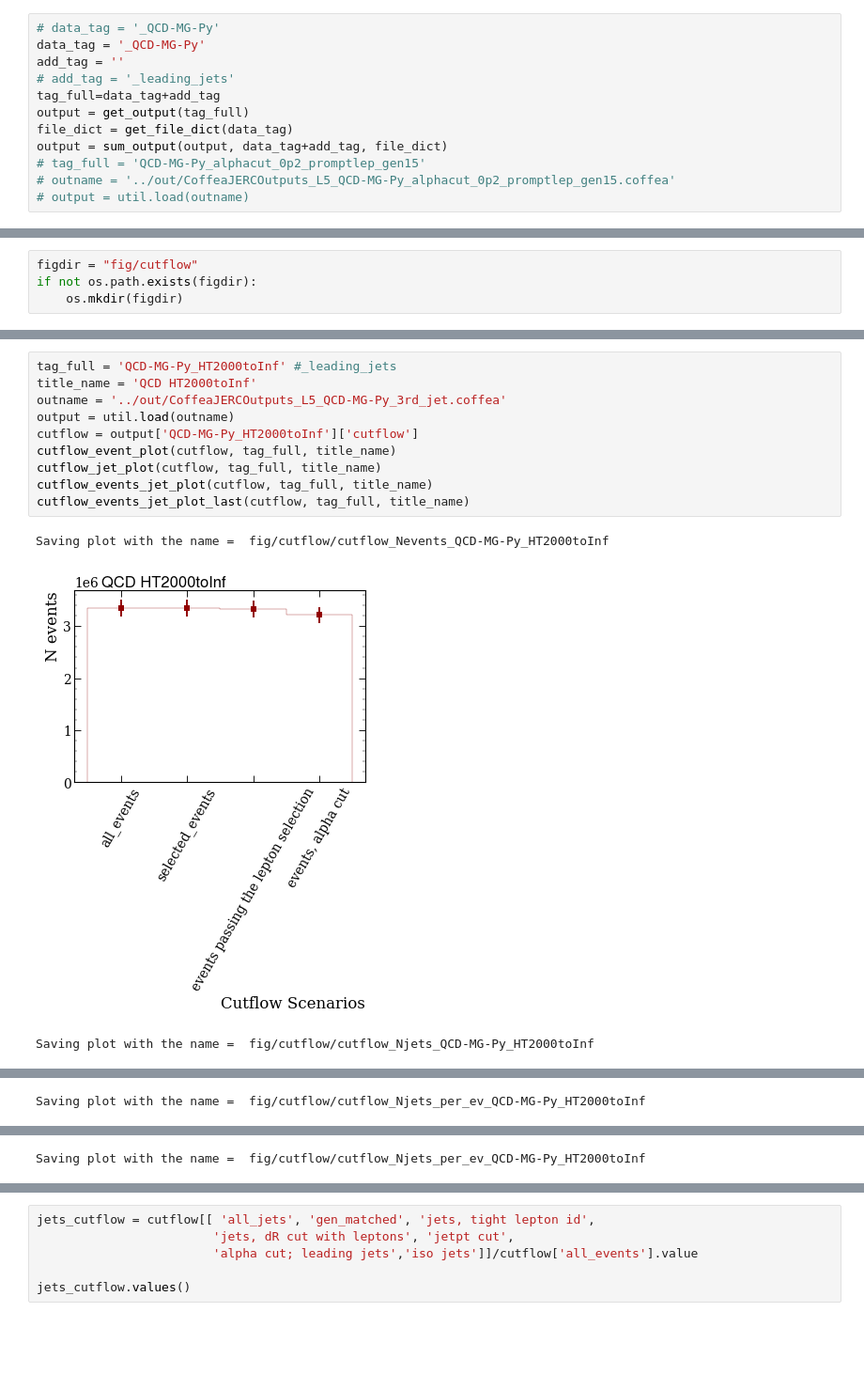
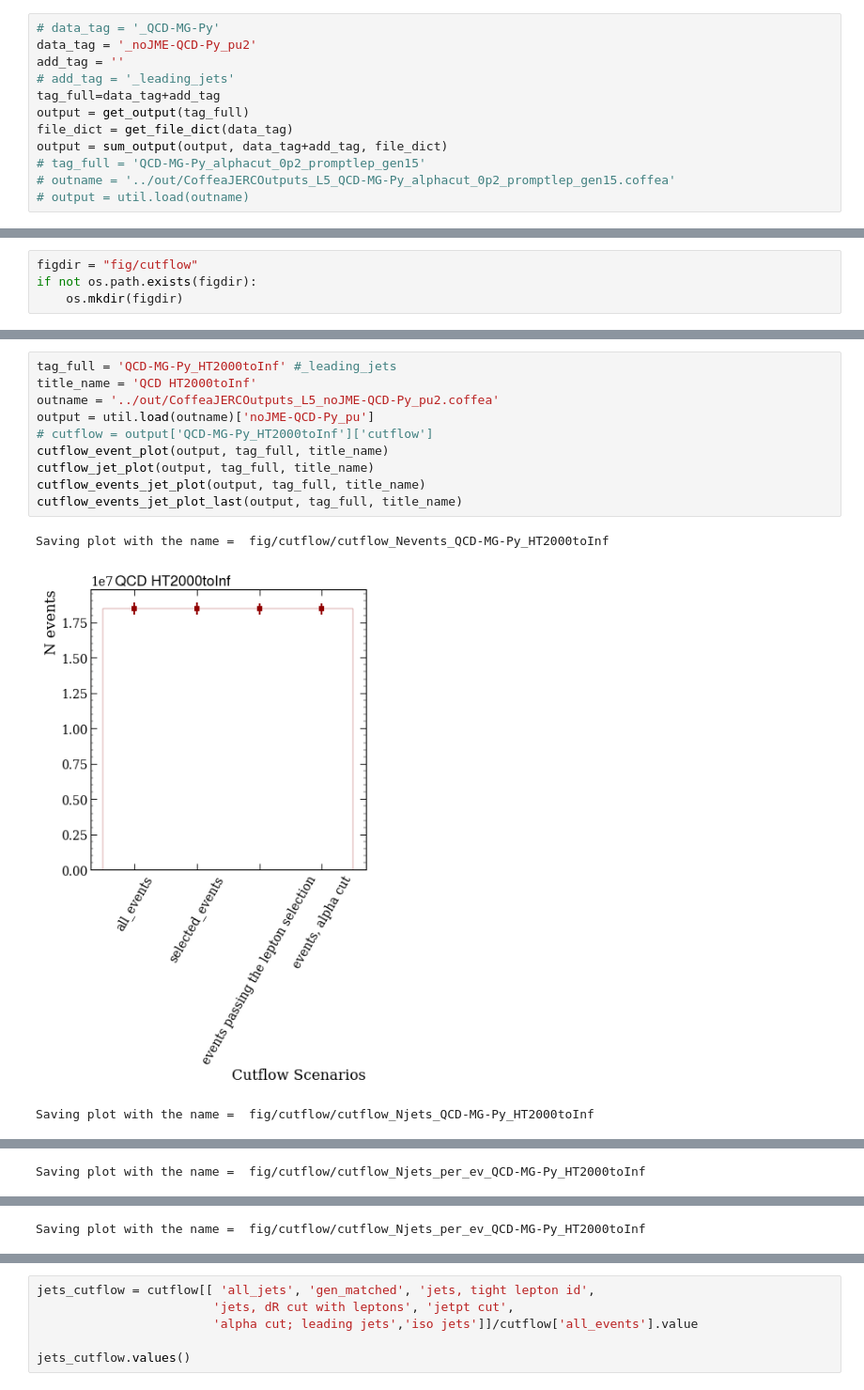
Before and after one commit to dsidirop1/JMECoffea, a Jupyter notebook: plotters/drawing_cutflow.ipynb, the cells around one changed output, grey strips where cells are left out. Shown: that part at 94% size. Cells and saved outputs as stored; diff of their text form; blank space fills up the shorter version.

```diff
--- a/plotters/drawing_cutflow.ipynb
+++ b/plotters/drawing_cutflow.ipynb
@@ -59,7 +59,7 @@ if top_path not in sys.path:
 from helpers import xsecstr2float, dictionary_pattern, hist_div, sum_subhist
 # %%
 # data_tag = '_QCD-MG-Py'
-data_tag = '_QCD-MG-Py'
+data_tag = '_noJME-QCD-Py_pu2'
 add_tag = ''
 # add_tag = '_leading_jets'
 tag_full=data_tag+add_tag
@@ -219,14 +213,14 @@ dict_keys(['QCD-MG-Py_HT50to100', 'QCD-MG-Py_HT2000toInf', 'QCD-MG-Py_HT1500to20
 # %%
 tag_full = 'QCD-MG-Py_HT2000toInf' #_leading_jets
 title_name = 'QCD HT2000toInf'
-outname = '../out/CoffeaJERCOutputs_L5_QCD-MG-Py_3rd_jet.coffea'
-output = util.load(outname)
-cutflow = output['QCD-MG-Py_HT2000toInf']['cutflow']
-cutflow_event_plot(cutflow, tag_full, title_name)
-cutflow_jet_plot(cutflow, tag_full, title_name)
-cutflow_events_jet_plot(cutflow, tag_full, title_name)
-cutflow_events_jet_plot_last(cutflow, tag_full, title_name)
+outname = '../out/CoffeaJERCOutputs_L5_noJME-QCD-Py_pu2.coffea'
+output = util.load(outname)['noJME-QCD-Py_pu']
+# cutflow = output['QCD-MG-Py_HT2000toInf']['cutflow']
+cutflow_event_plot(output, tag_full, title_name)
+cutflow_jet_plot(output, tag_full, title_name)
+cutflow_events_jet_plot(output, tag_full, title_name)
+cutflow_events_jet_plot_last(output, tag_full, title_name)
 # %% [output]
 Saving plot with the name =  fig/cutflow/cutflow_Nevents_QCD-MG-Py_HT2000toInf
-[figure, old version]
+[figure, new version]
 Saving plot with the name =  fig/cutflow/cutflow_Njets_QCD-MG-Py_HT2000toInf
```
Also changed, not shown: parts of 10 cells of this notebook, 8 other files.
